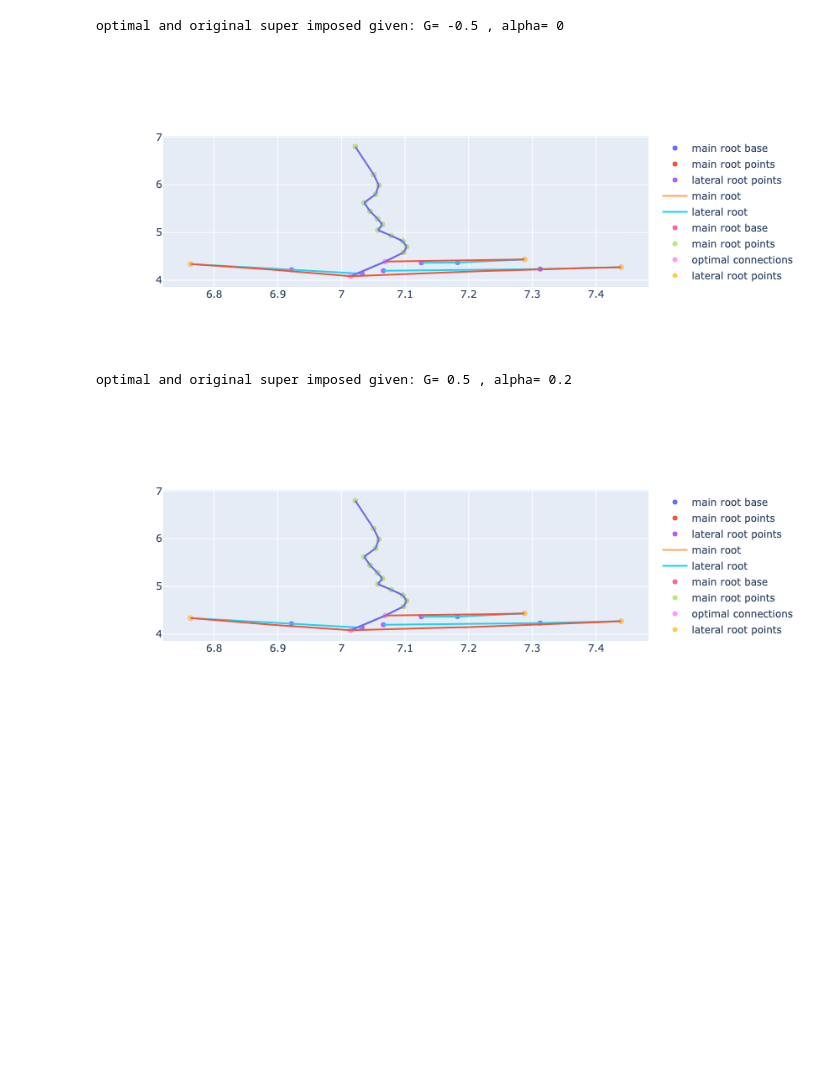
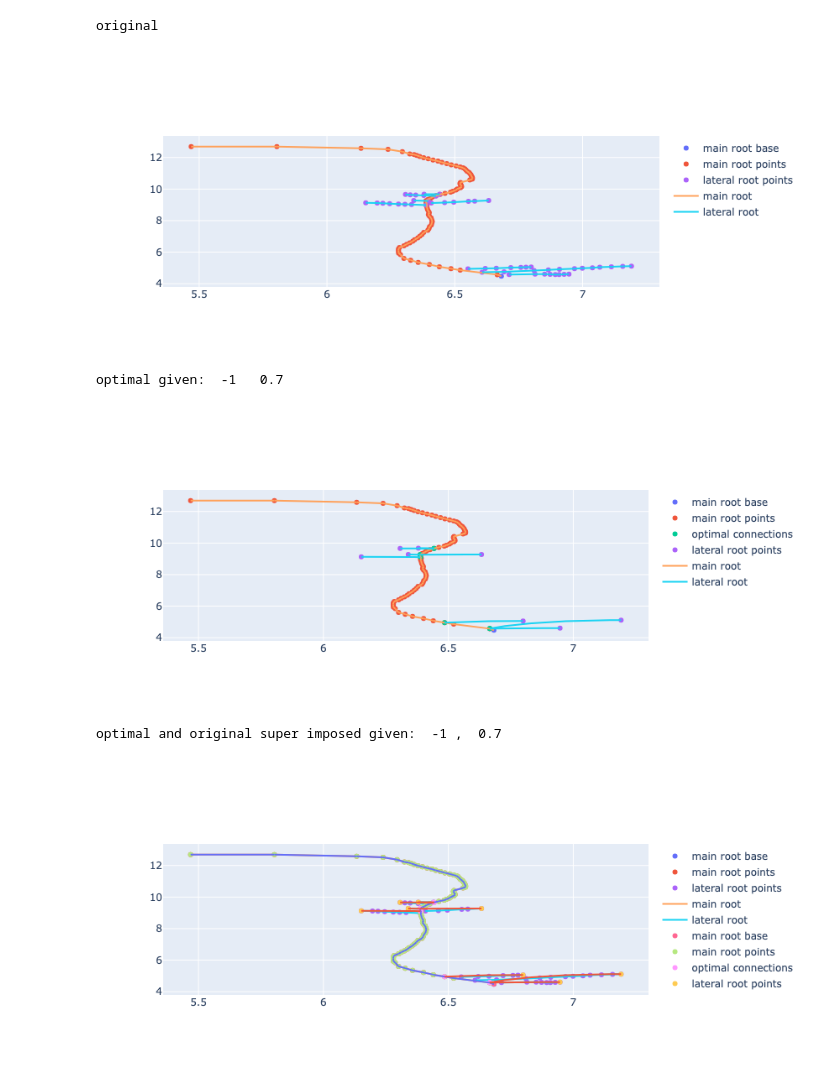
Before and after one commit to arjunc12/PlantGravitropism, a Jupyter notebook: AlleyBruteFroce/v4Network.ipynb, the cells around one changed output. Cells and saved outputs as stored; diff of their text form; code cells hidden in the pictures; blank space fills up the shorter version.

Commit message:
using networkx to calculate optimal arbor most similar using point simularity

```diff
--- a/AlleyBruteFroce/v4Network.ipynb
+++ b/AlleyBruteFroce/v4Network.ipynb
@@ -359,8 +359,11 @@ def supperImpose(file,G,alpha):
     print("optimal and original super imposed given: G=",G, ", alpha=", alpha )
     fig.show()
 # %%
+FileDraw('arbors/001_3_S_day4.csv', -1, .7)
 # %% [output]
-optimal and original super imposed given: G= -0.5 , alpha= 0
+original
-[figure, old version]
+[figure, new version]
-optimal and original super imposed given: G= 0.5 , alpha= 0.2
+optimal given:  -1   0.7
-[figure, old version]
+[figure, new version]
+optimal and original super imposed given:  -1 ,  0.7
+[figure, added]
```
Also changed, not shown: 1 other file.
